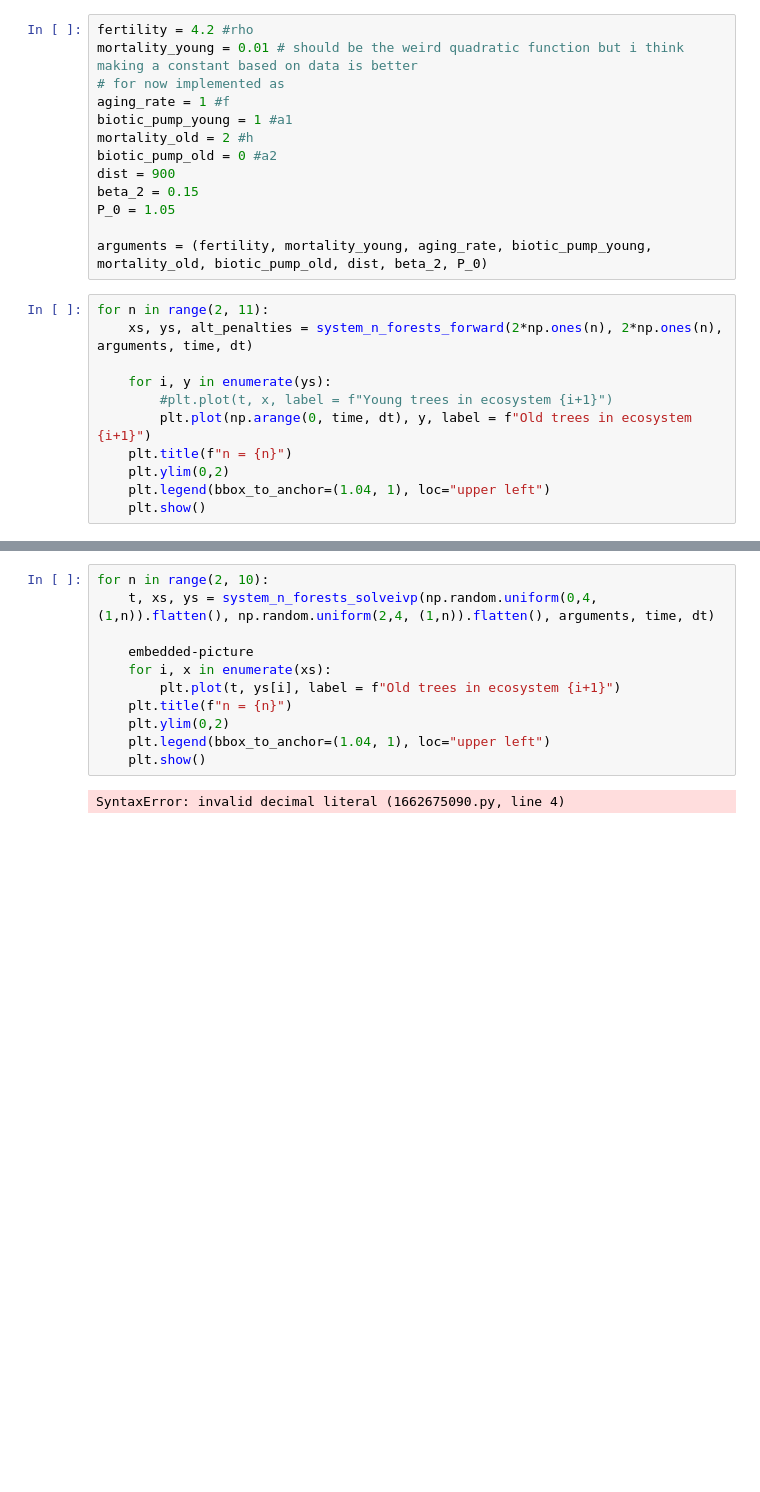
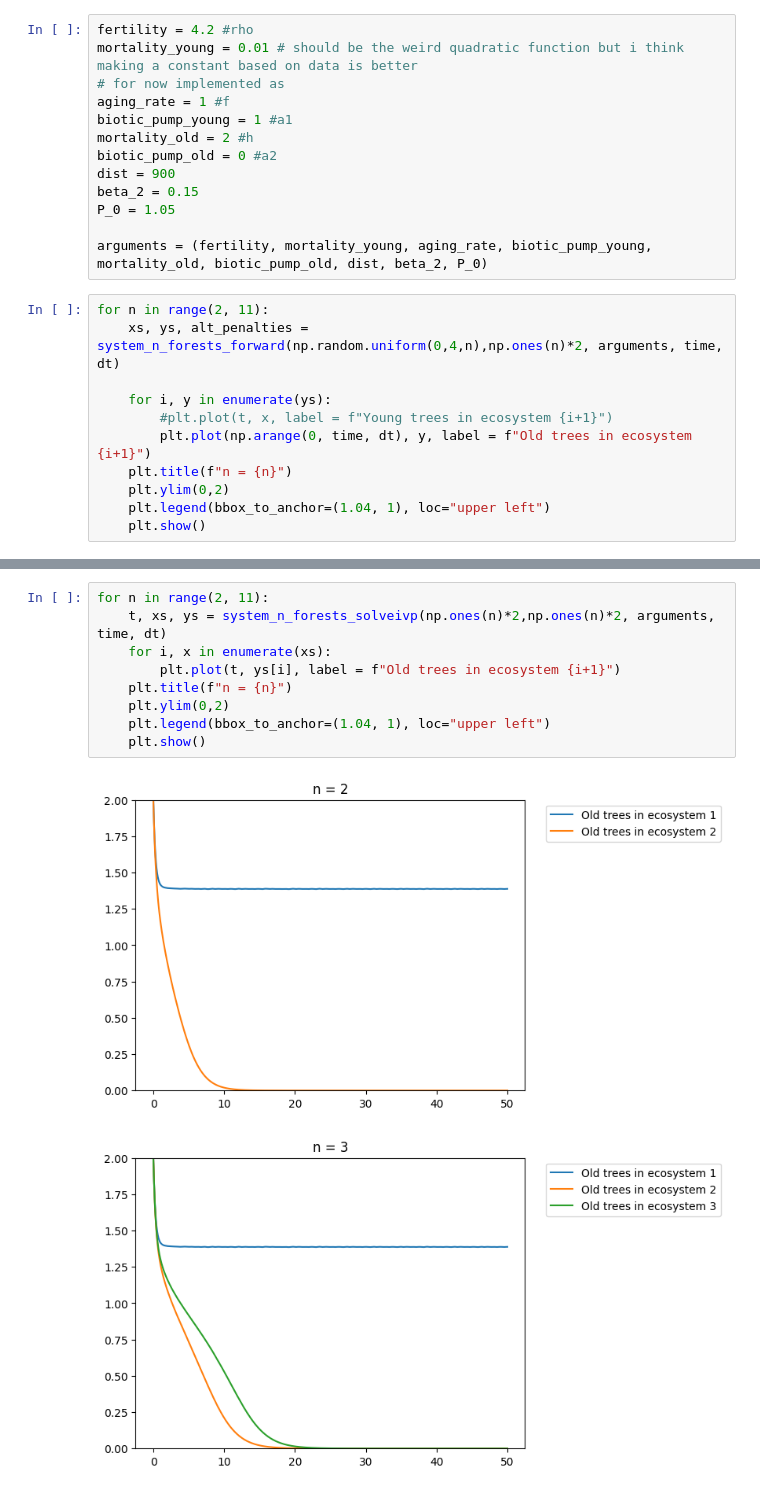
Before and after one commit to marcelvdla/CSSim, a Jupyter notebook: notebooks/two_forest_model.ipynb, the cells around one changed output, grey strips where cells are left out. Drawn from its saved outputs; the diff is of its cells as text; blank space fills up the shorter version.

```diff
--- a/notebooks/two_forest_model.ipynb
+++ b/notebooks/two_forest_model.ipynb
@@ -177,7 +192,7 @@ P_0 = 1.05
 arguments = (fertility, mortality_young, aging_rate, biotic_pump_young, mortality_old, biotic_pump_old, dist, beta_2, P_0)
 # %%
 for n in range(2, 11):
-    xs, ys, alt_penalties = system_n_forests_forward(2*np.ones(n), 2*np.ones(n), arguments, time, dt)
+    xs, ys, alt_penalties = system_n_forests_forward(np.random.uniform(0,4,n),np.ones(n)*2, arguments, time, dt)
 
     for i, y in enumerate(ys):
         #plt.plot(t, x, label = f"Young trees in ecosystem {i+1}")
@@ -204,13 +219,12 @@ array([2.49186811, 1.21639412, 3.91208246, 0.28718194, 0.45123573,
 # %%
-for n in range(2, 10):
-    t, xs, ys = system_n_forests_solveivp(np.random.uniform(0,4, (1,n)).flatten(), np.random.uniform(2,4, (1,n)).flatten(), arguments, time, dt)
-
-    embedded-picture
+for n in range(2, 11):
+    t, xs, ys = system_n_forests_solveivp(np.ones(n)*2,np.ones(n)*2, arguments, time, dt)
     for i, x in enumerate(xs):
         plt.plot(t, ys[i], label = f"Old trees in ecosystem {i+1}")
     plt.title(f"n = {n}")
     plt.ylim(0,2)
     plt.legend(bbox_to_anchor=(1.04, 1), loc="upper left")
     plt.show()
 # %% [output]
-SyntaxError: invalid decimal literal (1662675090.py, line 4)
+[figure, added]
+[figure, added]
```
Also changed, not shown: parts of 8 cells of this notebook, 1 other file.
